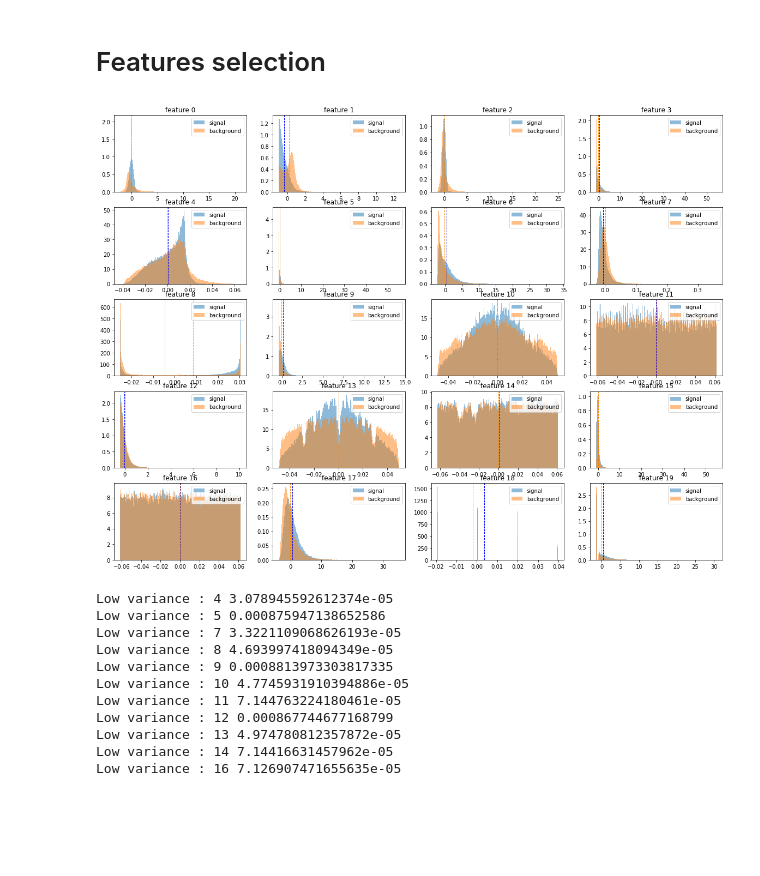
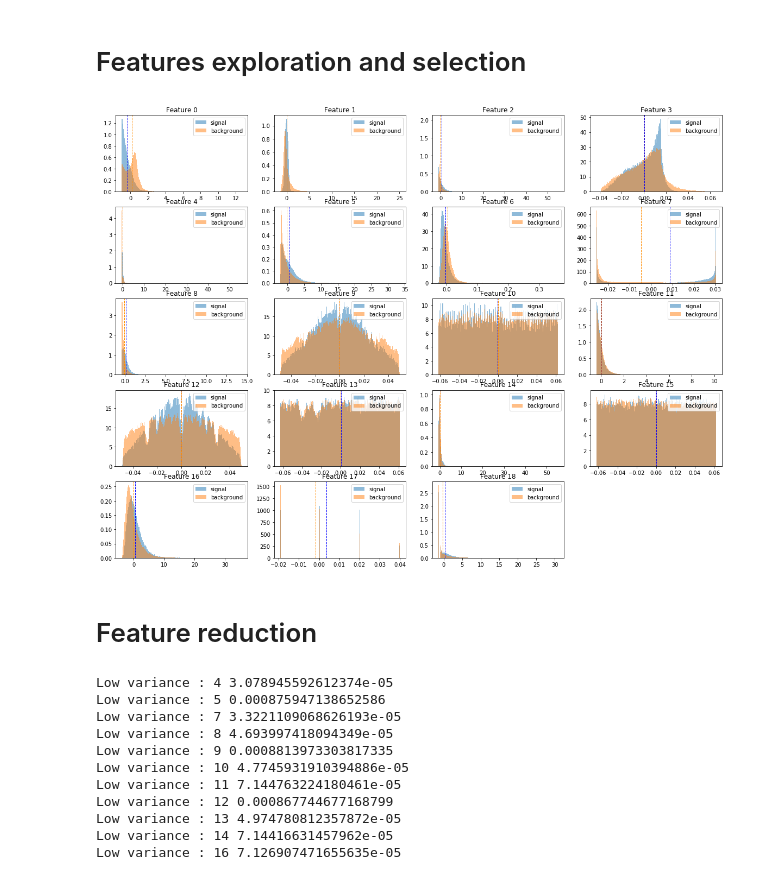
Before and after one commit to huguesvinzant/MachineLearning, a Jupyter notebook: project1/scripts/Data_exploration.ipynb, the cells around one changed output. Cells and saved outputs as stored; diff of their text form; code cells hidden in the pictures; blank space fills up the shorter version.

Commit message:
Code cleaning

```diff
--- a/project1/scripts/Data_exploration.ipynb
+++ b/project1/scripts/Data_exploration.ipynb
@@ -18,13 +15,8 @@ Data Cleaning
 # %%
 from proj1_helpers import *
 
-labels, tx, indices = load_csv_data('train.csv', sub_sample=False)
-# b(background) -> -1 and s(signal) -> 1
-
-clean_tx = remove_meaningless_data(tx, 0.3)
-n_samples, n_features = np.shape(clean_tx)
-print(n_samples, n_features)
-
-standardize_tx = standardize(clean_tx)
-# reshape tx to add offset, ones... c_
+labels, raw_features, indices = load_csv_data('train.csv', sub_sample=False)
+# where b(background) -> -1 and s(signal) -> 1
+n_samples, n_raw_features = np.shape(raw_features)
+print(f'Dimension: {np.shape(raw_features)}')
 # %% [output]
@@ -32,0 +30,3 @@ Removed features : [4, 5, 6, 12, 23, 24, 25, 26, 27, 28]
+# %%
+# Converting meaningless -999 to NaN:
+features = meaningless_to_nan(raw_features)
@@ -32,0 +51,8 @@ Removed features : [4, 5, 6, 12, 23, 24, 25, 26, 27, 28]
+# %%
+# For example, we could say : features with p > 0.15 are to be discarded (TO BE DISCUSSED):
+
+reduced_data = np.delete(features, np.s_[0,4,5,6,12,23,24,25,26,27,28], axis=1)
+print(f'Dimension: {np.shape(reduced_data)}')
+
+# 0 1 2 3 4 5 6 7 8 9 10 11 12 13 14 15 16 17 18 19 20 21 22 23 24 25 26 27 28 29
+#   0 1 2       3 4 5 6  7     8  9  10 11 12 13 14 15 16 17                   18
@@ -32,0 +61,6 @@ Removed features : [4, 5, 6, 12, 23, 24, 25, 26, 27, 28]
+# %%
+#We can also standardize the data (TO BE DISCUSSED):
+
+std_data = standardize(reduced_data)
+# reshape tx to add offset, ones... c_
+print(std_data)
@@ -33,24 +81,28 @@ Removed features : [4, 5, 6, 12, 23, 24, 25, 26, 27, 28]
 # %% [markdown]
-Features selection
+Features exploration and selection
 ===
 # %%
-s_data = standardize_tx[labels == 1,:]
-bg_data = standardize_tx[labels == -1,:]
+#Let's look at the distribution of each remaining feature:
+s_data = std_data[labels == 1,:]
+bg_data = std_data[labels == -1,:]
+n_samples, n_features = np.shape(std_data)
 
 plt.figure(figsize=(20,15))
-
-pics = 200
+peaks = 200
 
 for i in range(n_features):
     plt.subplot(5,4,i+1)
-    plt.hist(s_data[:,i][~np.isnan(s_data[:,i])], pics, density=1, alpha=0.5, label='signal')
-    plt.hist(bg_data[:,i][~np.isnan(bg_data[:,i])], pics, density=1, alpha=0.5, label='background')
+    plt.hist(s_data[:,i][~np.isnan(s_data[:,i])], peaks, density=1, alpha=0.5, label='signal')
+    plt.hist(bg_data[:,i][~np.isnan(bg_data[:,i])], peaks, density=1, alpha=0.5, label='background')
     plt.axvline(s_data[:,i][~np.isnan(s_data[:,i])].mean(), color='b', linestyle='dashed', linewidth=1)
     plt.axvline(bg_data[:,i][~np.isnan(bg_data[:,i])].mean(), color='darkorange', linestyle='dashed', linewidth=1)
     plt.legend(loc='upper right')
-    plt.title(f'feature {i}')
+    plt.title(f'Feature {i}')
 # %% [output]
-[figure, old version]
+[figure, new version]
+# %% [markdown]
+Feature reduction
+===
 # %%
 # Does it make sens now that the data is standardized??????
 
```
Also changed, not shown: parts of 8 cells of this notebook, 1 other file.
